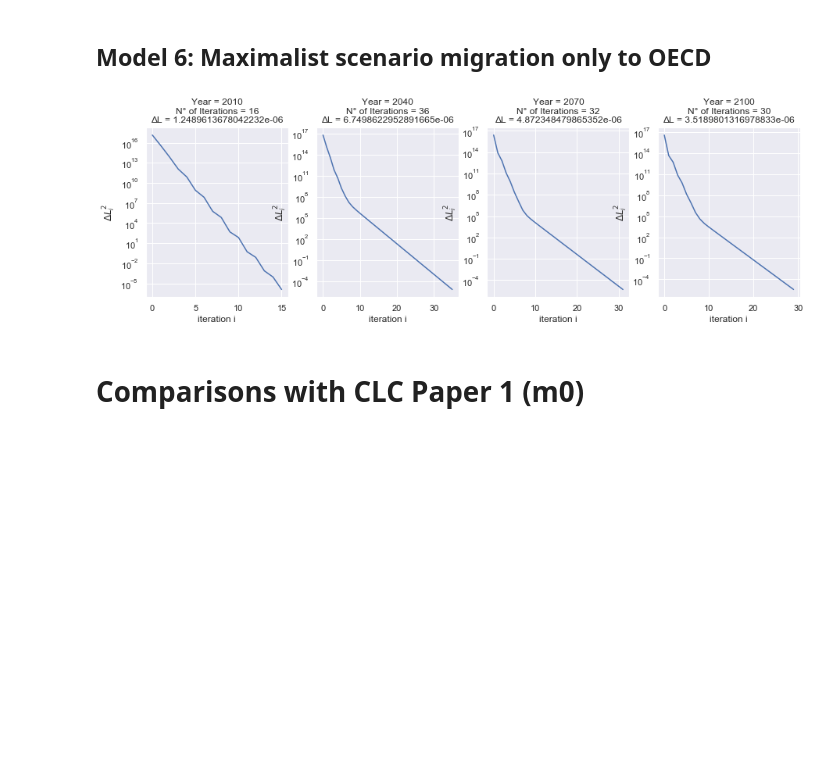
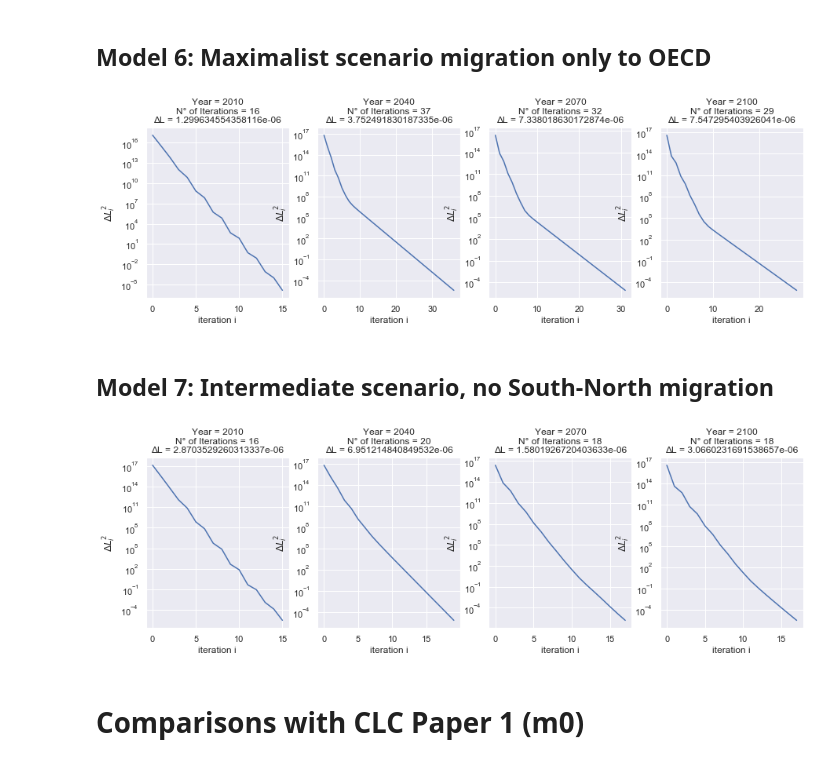
Before and after one commit to hscheewel/GeographyOfClimateMigration, a Jupyter notebook: model.ipynb, the cells around one changed output. Cells and saved outputs as stored; diff of their text form; code cells hidden in the pictures; blank space fills up the shorter version.

```diff
--- a/model.ipynb
+++ b/model.ipynb
@@ -1042,7 +1049,7 @@ m5.urbanization()
 # %% [markdown]
 ## Model 6: Maximalist scenario migration only to OECD
 # %%
-m6 = model(name='maximalist, only OECD mig', tol=1e-5, scenario='maximalist',south_south_mig=False)
+m6 = model(name='maximalist, only OECD mig', tol=1e-5, scenario='maximalist',migration_config='not_to_south')
 m6.calib_kappa()
 m6.calib_A()
 m6.calib_epsilon()
@@ -1051,7 +1058,20 @@ m6.fertility()
 m6.simulate(report=True, report_from=0, max_iter=50)
 m6.urbanization()
 # %% [output]
-[figure, old version]
+[figure, new version]
+# %% [markdown]
+## Model 7: Intermediate scenario, no South-North migration
+# %%
+m7 = model(name='intermediate, no south north mig', tol=1e-5, scenario='intermediate',migration_config='not_south_north')
+m7.calib_kappa()
+m7.calib_A()
+m7.calib_epsilon()
+m7.calib_migcosts()
+m7.fertility()
+m7.simulate(report=True, report_from=0, max_iter=50)
+m7.urbanization()
+# %% [output]
+[figure, added]
 # %% [markdown]
 # Comparisons with CLC Paper 1 (m0)
 # %% [markdown]
```
Also changed, not shown: parts of 10 cells of this notebook.
